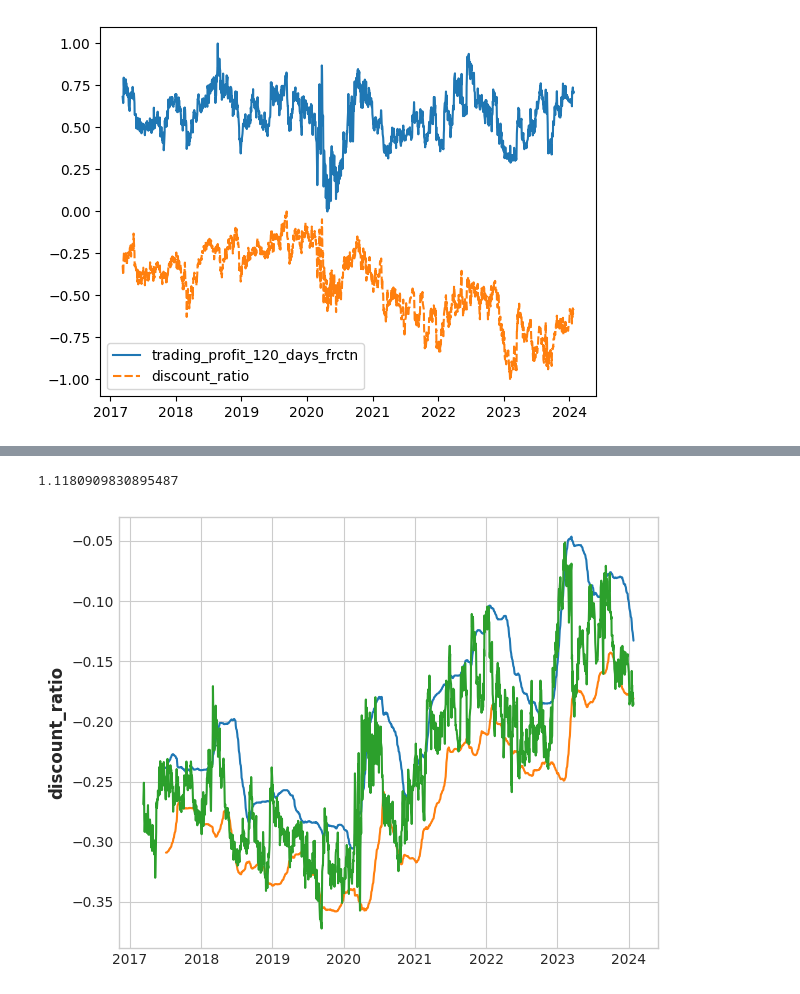
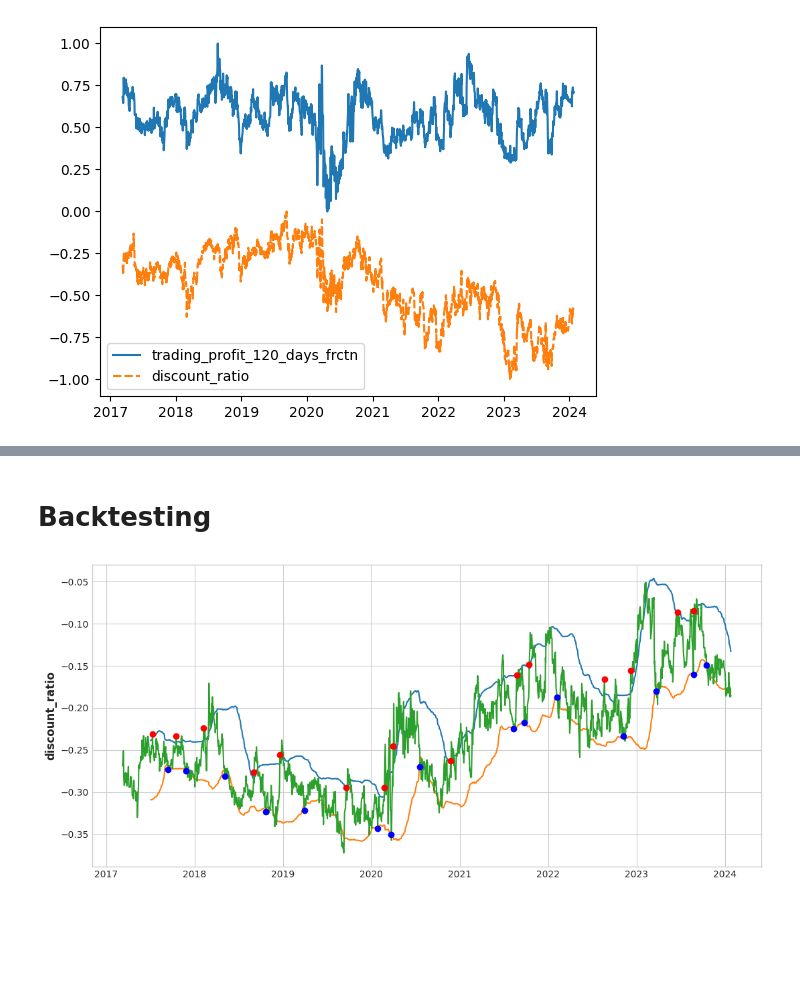
Before and after one commit to DrGodfrey/data-analysis-bollore-odet-group, a Jupyter notebook: valuation-bollore-odet.ipynb, the cells around one changed output, grey strips where cells are left out. Saved outputs shown, nothing was run; the diff lists cells and outputs as text; code cells hidden in the pictures; blank space fills up the shorter version.

Commit message:
Kaggle Notebook | Valuation Bollore/Odet | Backtesting-updated, improved visualisation

```diff
--- a/valuation-bollore-odet.ipynb
+++ b/valuation-bollore-odet.ipynb
@@ -824 +824,3 @@ total size of val_sample: 293
+# %% [markdown]
+# Backtesting
 # %%
@@ -879,31 +866,42 @@ def backtest(strategy_buy, strategy_sell, df):
-# %%
-# test to confirm function working:
-backtest(strategy_buy_default, strategy_sell_default, main_df)
-# %% [output]
-1.1180909830895487
 # %%
 # moving averages
 # consider incorporating some of these as features:
 number_days_ma = 80
 
 y_ma = main_df["discount_ratio"].rolling(number_days_ma,center=False).mean()
 y_std = main_df["discount_ratio"].rolling(number_days_ma,center=False).std()
 
 # reasonable starting point for a strategy:
-weighting = 1.5
+weighting = 1.5 #default 1.5
 y_sell = y_ma + y_std * weighting
 y_buy = y_ma - y_std * weighting
 
+plt.figure(figsize=(11, 5))
 # sns.lineplot(data=y_ma)
 # sns.lineplot(data=y_std)
 sns.lineplot(data=y_sell)
 sns.lineplot(data=y_buy)
 sns.lineplot(data=main_df["discount_ratio"])
 
+"""
+for i in range(1, len(main_df)):
+    if (main_df["discount_ratio"][i] >= y_sell[i-1] and main_df["discount_ratio"][i-1] < y_sell[i]) or \
+       (main_df["discount_ratio"][i] <= y_buy[i-1] and main_df["discount_ratio"][i-1] > y_buy[i]):
+        plt.scatter(main_df.index[i], main_df["discount_ratio"][i], color='red', zorder=5)
+ """
+owned = "null"
+for i in range(1, len(main_df)):
+    if (main_df["discount_ratio"][i] >= y_sell[i-1] and main_df["discount_ratio"][i-1] < y_sell[i] and owned != "bol"):
+        plt.scatter(main_df.index[i], main_df["discount_ratio"][i], color='red', zorder=5)
+        owned = "bol"
+    elif (main_df["discount_ratio"][i] <= y_buy[i-1] and main_df["discount_ratio"][i-1] > y_buy[i] and owned != "odet"):
+        plt.scatter(main_df.index[i], main_df["discount_ratio"][i], color='blue', zorder=5)
+        owned = "odet"
+
 main_df["mean_ma"] = y_ma
 main_df[f"upper_{weighting}_std_bound_ma"] = y_sell
 main_df[f"lower_{weighting}_std_bound_ma"] = y_buy
 
 backtest_df = main_df.dropna()
 # %% [output]
-[figure, old version]
+[figure, new version]
```
Also changed, not shown: parts of 5 cells of this notebook.
